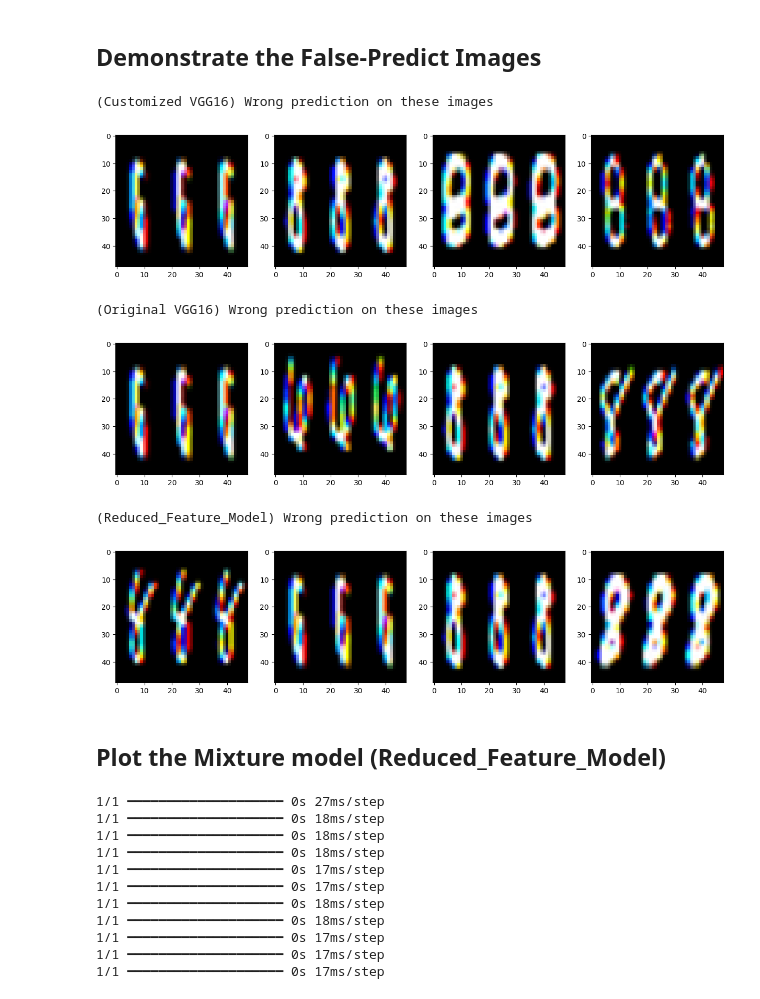
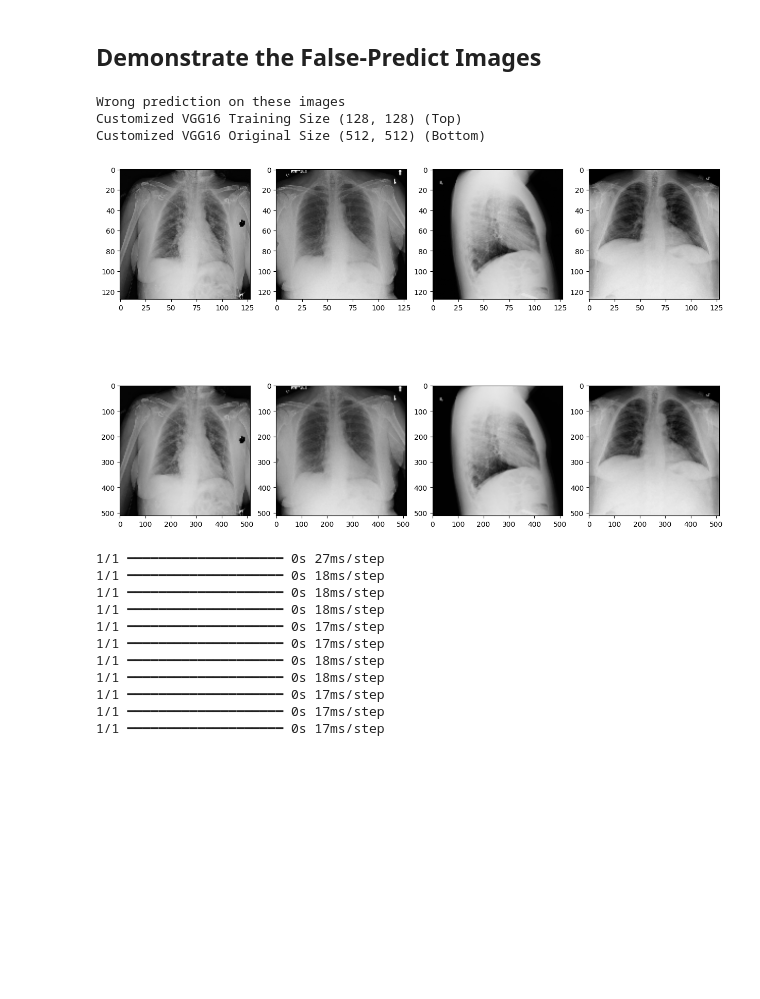
Before and after one commit to ythung85/Mixture_model, a Jupyter notebook: MM_covidimg.ipynb, the cells around one changed output. Cells and saved outputs as stored; diff of their text form; code cells hidden in the pictures; blank space fills up the shorter version.

```diff
--- a/MM_covidimg.ipynb
+++ b/MM_covidimg.ipynb
@@ -807,50 +804,31 @@ predmwrong = np.where(predm[:,0]!=test_image_label[:,1])
-# %%
-print('(Customized VGG16) Wrong prediction on these images')
-plt.figure(figsize = (15,10))
-plt.subplot(1,4,1)
-plt.imshow(test_images[predvwrong[0][0],:,:,:].astype('int32'))
-plt.subplot(1,4,2)
-plt.imshow(test_images[predvwrong[0][1],:,:,:].astype('int32'))
-plt.subplot(1,4,3)
-plt.imshow(test_images[predvwrong[0][2],:,:,:].astype('int32'))
-plt.subplot(1,4,4)
-plt.imshow(test_images[predvwrong[0][3],:,:,:].astype('int32'))
-plt.show()
-# %% [output]
-(Customized VGG16) Wrong prediction on these images
-[figure, removed]
-# %%
-print('(Original VGG16) Wrong prediction on these images')
-plt.figure(figsize = (15,10))
-plt.subplot(1,4,1)
-plt.imshow(test_images[predmwrong[0][0],:,:,:].astype('int32'))
-plt.subplot(1,4,2)
-plt.imshow(test_images[predmwrong[0][1],:,:,:].astype('int32'))
-plt.subplot(1,4,3)
-plt.imshow(test_images[predmwrong[0][2],:,:,:].astype('int32'))
-plt.subplot(1,4,4)
-plt.imshow(test_images[predmwrong[0][3],:,:,:].astype('int32'))
-plt.show()
-# %% [output]
-(Original VGG16) Wrong prediction on these images
-[figure, removed]
 # %%
-print('(Reduced_Feature_Model) Wrong prediction on these images')
+predrwrong = np.where(predr[:,0]!=test_image_label[:,1])
+print('Wrong prediction on these images')
+print('Customized VGG16 Training Size (128, 128) (Top)')
+print('Customized VGG16 Original Size (512, 512) (Bottom)')
 plt.figure(figsize = (15,10))
-plt.subplot(1,4,1)
-plt.imshow(test_images[predrwrong[0][0],:,:,:].astype('int32'))
-plt.subplot(1,4,2)
-plt.imshow(test_images[predrwrong[0][1],:,:,:].astype('int32'))
-plt.subplot(1,4,3)
-plt.imshow(test_images[predrwrong[0][2],:,:,:].astype('int32'))
-plt.subplot(1,4,4)
-plt.imshow(test_images[predrwrong[0][3],:,:,:].astype('int32'))
+plt.subplot(2,4,1)
+plt.imshow(test_images[predrwrong[0][0],:,:,:])
+plt.subplot(2,4,2)
+plt.imshow(test_images[predrwrong[0][1],:,:,:])
+plt.subplot(2,4,3)
+plt.imshow(test_images[predrwrong[0][2],:,:,:])
+plt.subplot(2,4,4)
+plt.imshow(test_images[predrwrong[0][3],:,:,:])
+plt.subplot(2,4,5)
+plt.imshow(cv2.resize(test_images[predrwrong[0][0],:,:,:]*255.0, (512,512)).astype('int32'))
+plt.subplot(2,4,6)
+plt.imshow(cv2.resize(test_images[predrwrong[0][1],:,:,:]*255.0, (512,512)).astype('int32'))
+plt.subplot(2,4,7)
+plt.imshow(cv2.resize(test_images[predrwrong[0][2],:,:,:]*255.0, (512,512)).astype('int32'))
+plt.subplot(2,4,8)
+plt.imshow(cv2.resize(test_images[predrwrong[0][3],:,:,:]*255.0, (512,512)).astype('int32'))
 plt.show()
 # %% [output]
-(Reduced_Feature_Model) Wrong prediction on these images
+Wrong prediction on these images
+Customized VGG16 Training Size (128, 128) (Top)
+Customized VGG16 Original Size (512, 512) (Bottom)
-[figure, old version]
+[figure, new version]
-# %% [markdown]
-## Plot the Mixture model (Reduced_Feature_Model)
 # %%
 vec_list = []
 for i in range(len(predrwrong[0])):
```
Also changed, not shown: parts of 10 cells of this notebook, 2 other files.
